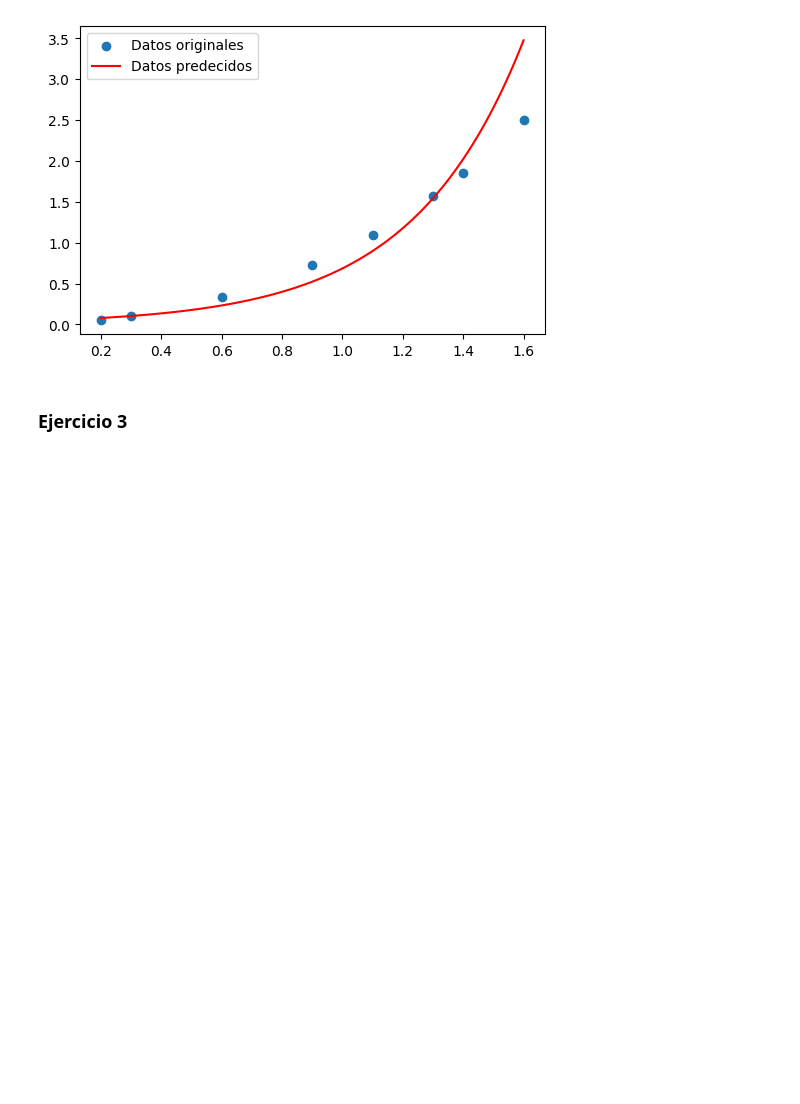
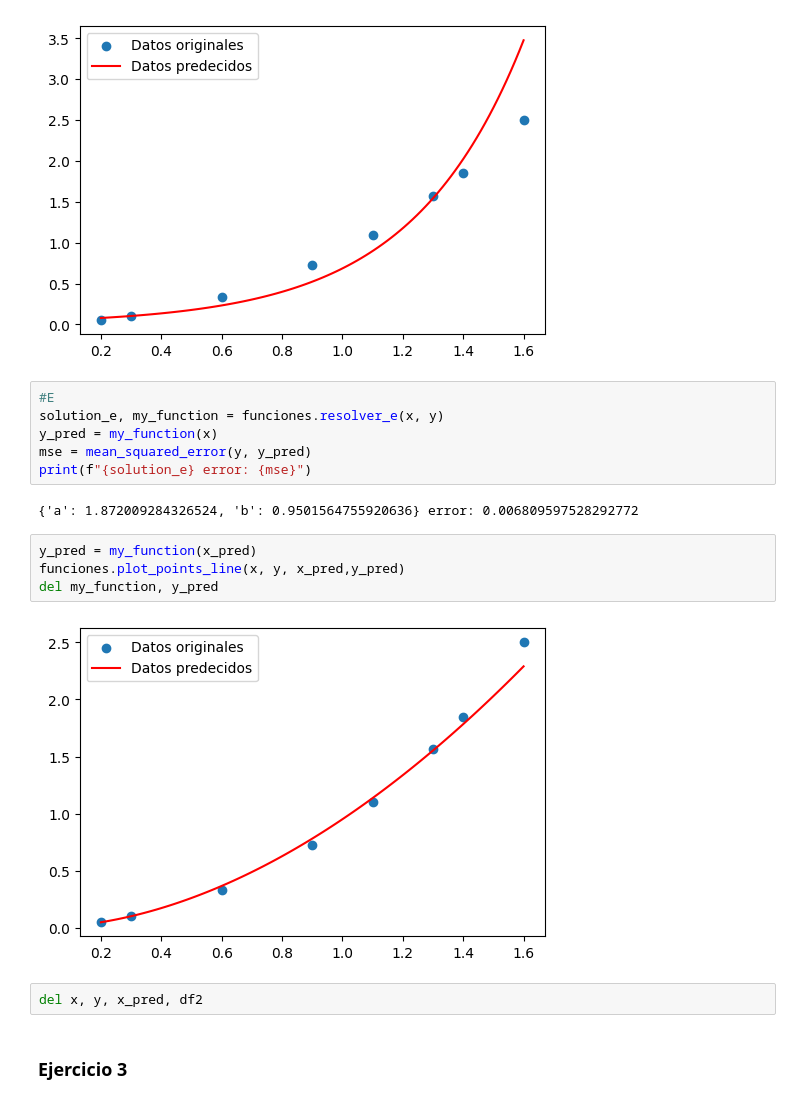
Before and after one commit to enriqueperez21/Universidad, a Jupyter notebook: MetodosN/bimestre2/tarea08/tarea08.ipynb, the cells around one changed output. Cells and saved outputs as stored; diff of their text form; blank space fills up the shorter version.

```diff
--- a/MetodosN/bimestre2/tarea08/tarea08.ipynb
+++ b/MetodosN/bimestre2/tarea08/tarea08.ipynb
@@ -127,6 +153,22 @@ funciones.plot_points_line(x, y , x_pred, y_pred)
 del y_pred, my_function
 # %% [output]
 [figure]
+# %%
+#E
+solution_e, my_function = funciones.resolver_e(x, y)
+y_pred = my_function(x)
+mse = mean_squared_error(y, y_pred)
+print(f"{solution_e} error: {mse}")
+# %% [output]
+{'a': 1.872009284326524, 'b': 0.9501564755920636} error: 0.006809597528292772
+# %%
+y_pred = my_function(x_pred)
+funciones.plot_points_line(x, y, x_pred,y_pred)
+del my_function, y_pred
+# %% [output]
+[figure, added]
+# %%
+del x, y, x_pred, df2
 # %% [markdown]
 ### Ejercicio 3
 # %%
```
Also changed, not shown: parts of 18 cells of this notebook, 4 other files.
